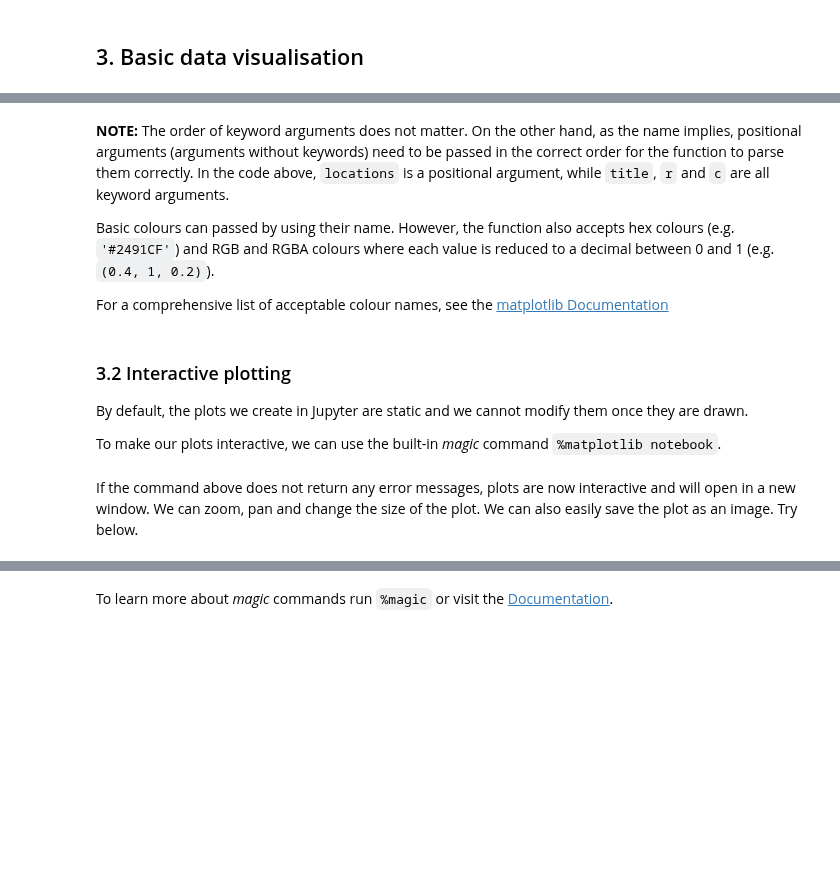
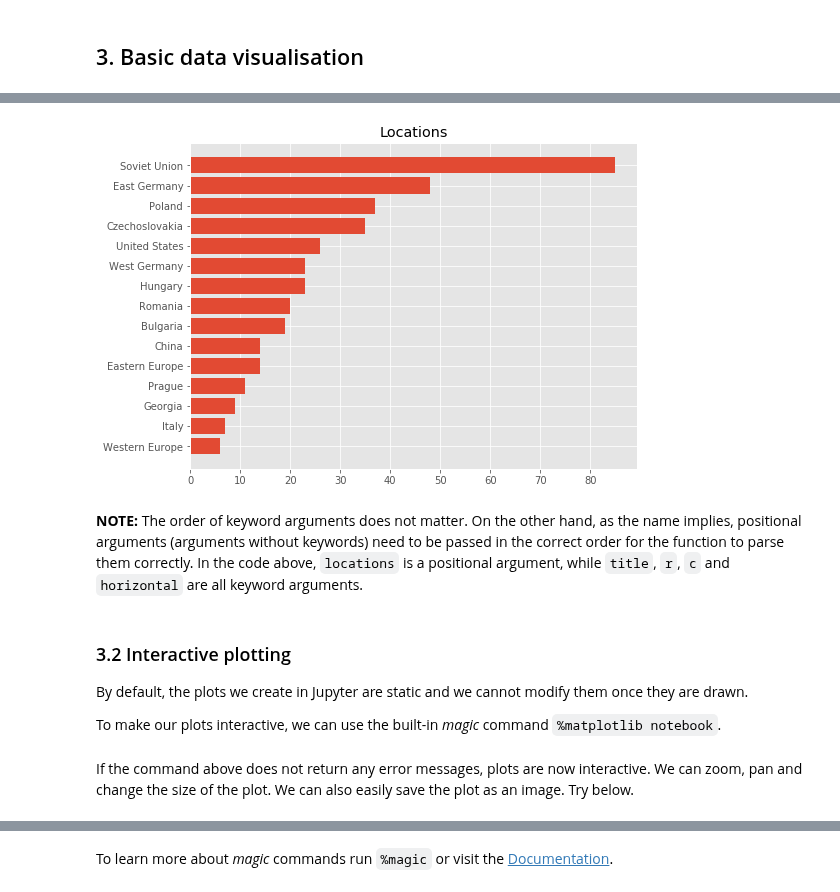
Before and after one commit to martinhauge/datasprint19, a Jupyter notebook: Data Visualisation.ipynb, the cells around one changed output, grey strips where cells are left out. Cells and saved outputs as stored; diff of their text form; code cells hidden in the pictures; blank space fills up the shorter version.

Commit message:
Updates made to Visualisation Notebook

```diff
--- a/Data Visualisation.ipynb
+++ b/Data Visualisation.ipynb
@@ -40,9 +52,9 @@ counts_plot(locations, title='Locations', r=90, c='yellow')
+# %%
+counts_plot(locations, title='Locations', horizontal=True)
+# %% [output]
+[figure, added]
 # %% [markdown]
-**NOTE:** The order of keyword arguments does not matter. On the other hand, as the name implies, positional arguments (arguments without keywords) need to be passed in the correct order for the function to parse them correctly. In the code above, `locations` is a positional argument, while `title`, `r` and `c` are all keyword arguments.
-
-Basic colours can passed by using their name. However, the function also accepts hex colours (e.g. `'#2491CF'`) and RGB and RGBA colours where each value is reduced to a decimal between 0 and 1 (e.g. `(0.4, 1, 0.2)`).
-
-For a comprehensive list of acceptable colour names, see the [matplotlib Documentation](https://matplotlib.org/3.1.0/gallery/color/named_colors.html)
+**NOTE:** The order of keyword arguments does not matter. On the other hand, as the name implies, positional arguments (arguments without keywords) need to be passed in the correct order for the function to parse them correctly. In the code above, `locations` is a positional argument, while `title`, `r`, `c` and `horizontal` are all keyword arguments.
 # %% [markdown]
 ### 3.2 Interactive plotting
 By default, the plots we create in Jupyter are static and we cannot modify them once they are drawn.
@@ -51,5 +63,5 @@ To make our plots interactive, we can use the built-in _magic_ command `%matplot
 # %%
 %matplotlib notebook
 # %% [markdown]
-If the command above does not return any error messages, plots are now interactive and will open in a new window. We can zoom, pan and change the size of the plot. We can also easily save the plot as an image. Try below.
+If the command above does not return any error messages, plots are now interactive. We can zoom, pan and change the size of the plot. We can also easily save the plot as an image. Try below.
 # %%
```
Also changed, not shown: parts of 19 cells of this notebook, 5 other files.
